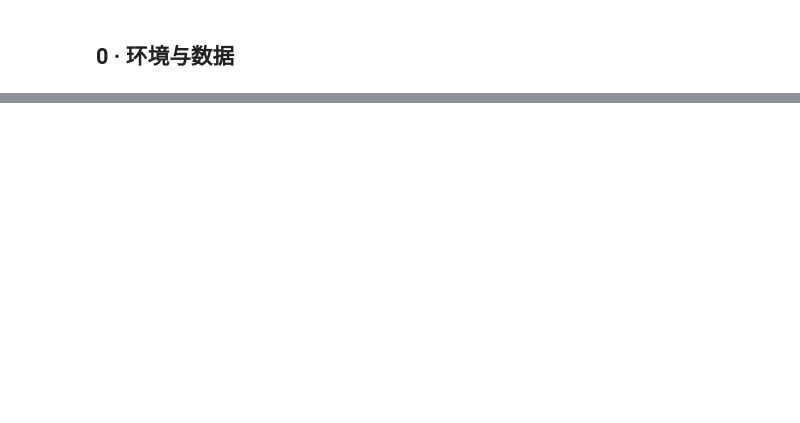
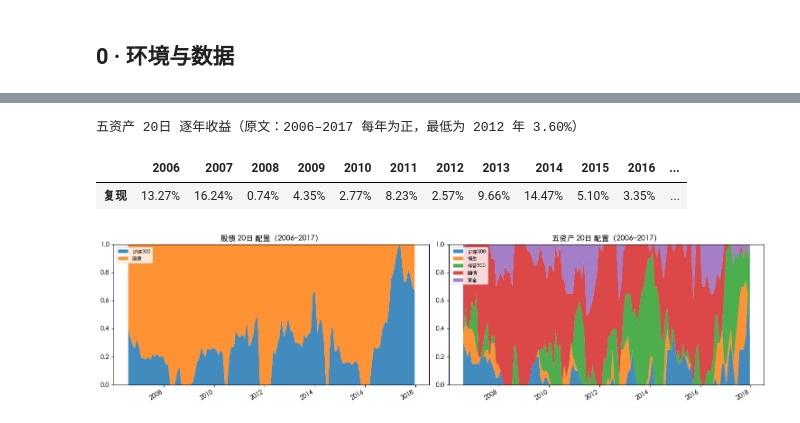
Before and after one commit to lshangro-png/tail-risk-cn, a Jupyter notebook: studies/06_gtja_kde_simulation/kde_simulation.ipynb, the cells around one changed output, grey strips where cells are left out. Saved outputs shown, nothing was run; the diff lists cells and outputs as text; code cells hidden in the pictures; blank space fills up the shorter version.

```diff
--- a/studies/06_gtja_kde_simulation/kde_simulation.ipynb
+++ b/studies/06_gtja_kde_simulation/kde_simulation.ipynb
@@ -53,6 +31,0 @@ rng = np.random.default_rng(2018)
-# %%
-ASSETS5 = ["沪深300ETF", "恒生ETF", "标普500ETF", "中债综合财富", "黄金ETF"]
-R5 = data.to_returns(data.load_prices(ASSETS5)).dropna()
-R2 = data.to_returns(data.load_prices(["沪深300", "中债综合财富"]).loc["2005-06-01":]).dropna()
-print(f"五资产 {R5.index.min():%Y-%m-%d} ~ {R5.index.max():%Y-%m-%d}，{len(R5)} 天；股债两资产自 {R2.index.min():%Y-%m-%d}")
-R5.corr().style.format("{:.2f}")
@@ -248,8 +31,0 @@ pd.DataFrame(res).T.style.format({"年化收益": "{:.2%}", "年化波动": "{:.
-# %%
-pairs = [("递推（原顺序）", "高斯 Copula + KDE"), ("递推（倒序）", "高斯 Copula + KDE"),
-         ("高斯 Copula + KDE", "历史最小ES（不模拟）")]
-rows = {}
-for a, b in pairs:
-    pt, lo, hi, p = al.block_bootstrap_sharpe_diff(port[a], port[b])
-    rows[f"{a} − {b}"] = {"超额夏普差": pt, "95% 下限": lo, "95% 上限": hi}
-pd.DataFrame(rows).T.style.format("{:+.2f}")
@@ -279,0 +159,11 @@ pd.DataFrame(rows).T.style.format("{:+.2f}")
+# %%
+rows = []
+for year, g in R5.loc[IN_SAMPLE].groupby(R5.loc[IN_SAMPLE].index.year):
+    Hy = g[ORDER].values
+    for n_sim, label in [(len(Hy), "与原数据等量（原文做法）"), (20_000, "2 万个随机数")]:
+        X = sm.gtja_recursion(Hy, n_sim, rng)
+        for j, a in enumerate(ORDER):
+            rows.append({"年份": year, "样本量": label, "资产": a, "p 值": ks_2samp(X[:, j], Hy[:, j]).pvalue})
+ks = pd.DataFrame(rows)
+pd.DataFrame({lab: {"检验次数": len(g), "1% 水平拒绝": int((g["p 值"] < .01).sum()), "5% 水平拒绝": int((g["p 值"] < .05).sum())}
+              for lab, g in ks.groupby("样本量")}).T
@@ -279,0 +177,7 @@ pd.DataFrame(rows).T.style.format("{:+.2f}")
+# %%
+power = {}
+for ratio in [1.08, 1.15, 1.37, 2.0]:
+    power[f"方差放大 {ratio - 1:.0%}"] = np.mean([
+        ks_2samp(rng.standard_normal(240), rng.standard_normal(20_000) * np.sqrt(ratio)).pvalue < 0.01
+        for _ in range(500)])
+pd.Series(power).to_frame("KS 检验发现差异的概率").T.style.format("{:.0%}")
@@ -279,0 +245,18 @@ pd.DataFrame(rows).T.style.format("{:+.2f}")
+# %%
+d5 = runs["五资产 20日"][0]
+yearly = d5.loc[IN_SAMPLE].groupby(d5.loc[IN_SAMPLE].index.year).apply(lambda r: (1 + r).prod() - 1)
+print("五资产 20日 逐年收益（原文：2006–2017 每年为正，最低为 2012 年 3.60%）")
+yearly.to_frame("复现").T.style.format("{:.2%}")
+# %% [output]
+五资产 20日 逐年收益（原文：2006–2017 每年为正，最低为 2012 年 3.60%）
+|  | 2006 | 2007 | 2008 | 2009 | 2010 | 2011 | 2012 | 2013 | 2014 | 2015 | 2016 | ... |
+| 复现 | 13.27% | 16.24% | 0.74% | 4.35% | 2.77% | 8.23% | 2.57% | 9.66% | 14.47% | 5.10% | 3.35% | ... |
+# %%
+fig, axes = plt.subplots(1, 2, figsize=(15, 4))
+for ax, k in zip(axes, ["股债 20日", "五资产 20日"]):
+    W = runs[k][1].loc[IN_SAMPLE]
+    W.plot.area(ax=ax, lw=0, alpha=.85)
+    ax.set_ylim(0, 1); ax.set_title(f"{k} 配置（2006–2017）"); ax.legend(loc="upper left", fontsize=8)
+plt.tight_layout(); plt.show()
+# %% [output]
+[figure, added]
```
Also changed, not shown: parts of 48 cells of this notebook, 5 other files.
